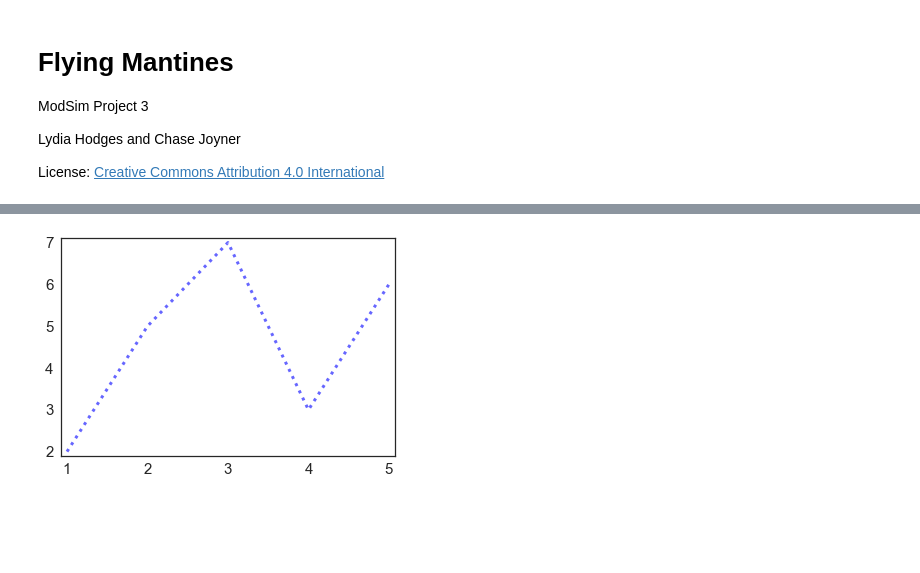
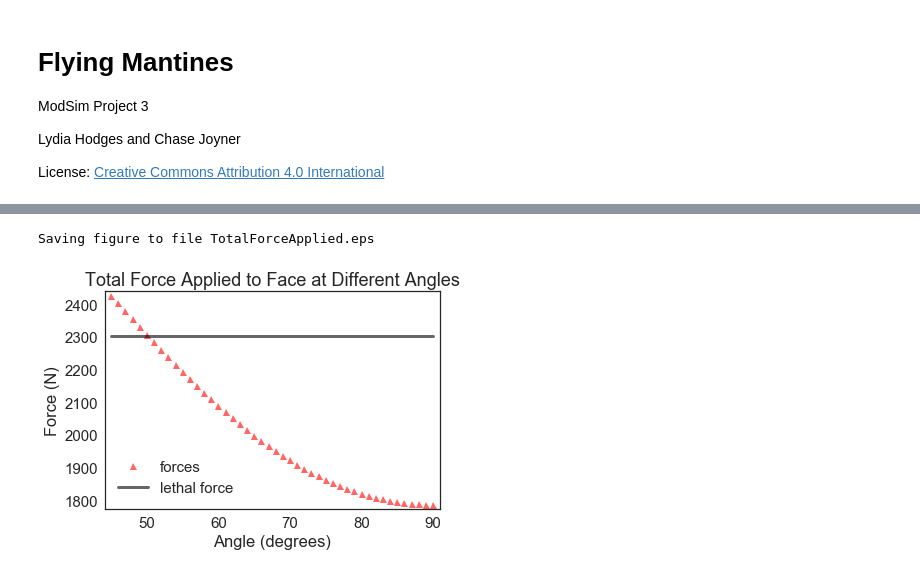
Before and after one commit to draconian9908/ModSimProj3, a Jupyter notebook: Flying_Mantines.ipynb, the cells around one changed output, grey strips where cells are left out. Saved outputs shown, nothing was run; the diff lists cells and outputs as text; code cells hidden in the pictures; blank space fills up the shorter version.

```diff
--- a/Flying_Mantines.ipynb
+++ b/Flying_Mantines.ipynb
@@ -209,5 +158,12 @@ def run_sim(state, system, angle_array):
         #print('angle =', angle, 'force =', force)
 # %%
 sim = run_sim(system.init, system, angle_array)
+total = []
+for elem in sim:
+    hmm = elem + 781.9
+    total.append(hmm)
 # %%
 almost_done = Series(sim, angle_array)
+maybe_done = Series(total, angle_array)
+#print(almost_done)
+print(maybe_done)
@@ -225,8 +199,11 @@ ValueError: setting an array element with a sequence.
-# %%
-# This is just testing to see how 'Series' works
-rand = [2, 5, 7, 3, 6]
-what = [1, 2, 3, 4, 5]
-series = Series(rand, what)
-plot(series, ':', color='blue', label='forces')
-# %% [output]
-[figure, removed]
+# %%
+newfig()
+plot(maybe_done, 'r^', label='forces')
+plot((45, 90), (2304, 2304), 'k', label='lethal force')
+decorate(xlabel='Angle (degrees)',
+         ylabel='Force (N)',
+         title='Total Force Applied to Face at Different Angles')
+savefig('TotalForceApplied.eps', bbox_inches='tight')
+# %% [output]
+Saving figure to file TotalForceApplied.eps
+[figure, added]
```
Also changed, not shown: parts of 14 cells of this notebook, 7 other files.
